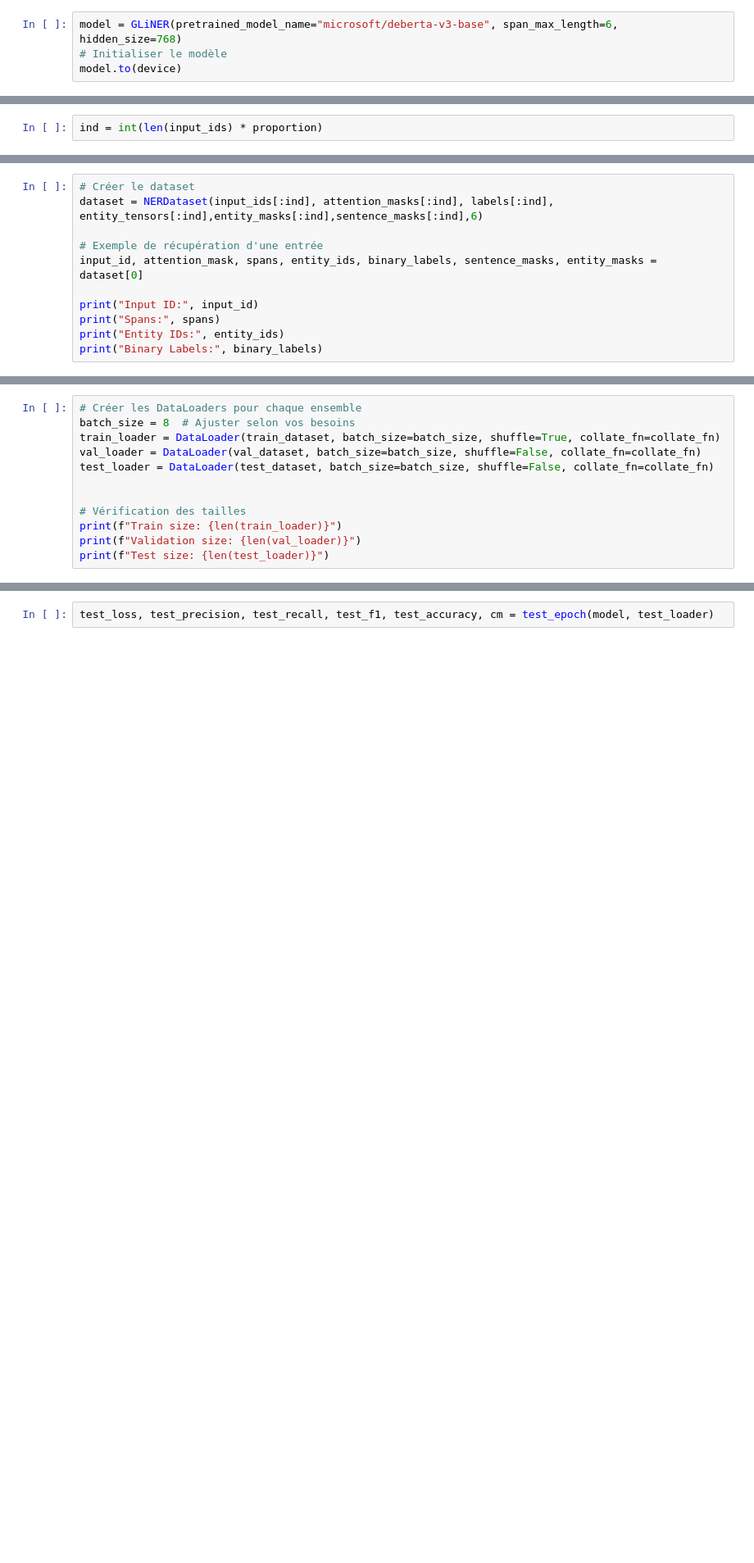
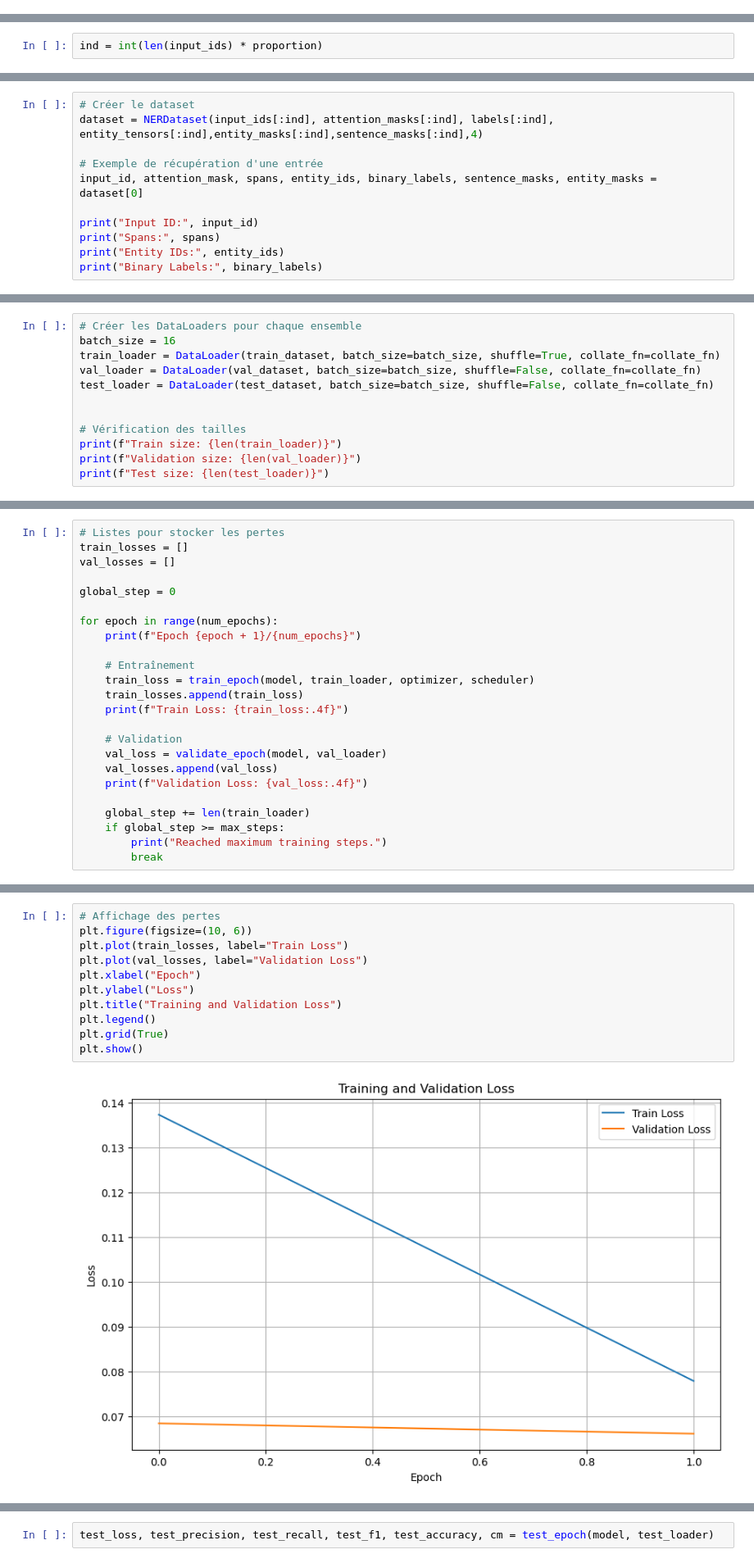
Before and after one commit to dorianGT/GLiNER-Generalist-Model-for-Named-Entity-Recognition-using-Bidirectional-Transformer, a Jupyter notebook: model_train.ipynb, the cells around one changed output, grey strips where cells are left out. Shown: that part at 82% size. Drawn from its saved outputs; the diff is of its cells as text; blank space fills up the shorter version.

```diff
--- a/model copy.ipynb
+++ b/model_train.ipynb
@@ -54,4 +208,0 @@ device = torch.device("cuda" if torch.cuda.is_available() else "cpu")
-# %%
-model = GLiNER(pretrained_model_name="microsoft/deberta-v3-base", span_max_length=6, hidden_size=768)
-# Initialiser le modèle
-model.to(device)
@@ -386,6 +530,6 @@ ind = int(len(input_ids) * proportion)
 # %%
 # Créer le dataset
-dataset = NERDataset(input_ids[:ind], attention_masks[:ind], labels[:ind], entity_tensors[:ind],entity_masks[:ind],sentence_masks[:ind],6)
+dataset = NERDataset(input_ids[:ind], attention_masks[:ind], labels[:ind], entity_tensors[:ind],entity_masks[:ind],sentence_masks[:ind],4)
 
 # Exemple de récupération d'une entrée
 input_id, attention_mask, spans, entity_ids, binary_labels, sentence_masks, entity_masks = dataset[0]
@@ -493,6 +596,6 @@ torch.save(test_dataset, 'test_dataset2.pth')
 # %%
 # Créer les DataLoaders pour chaque ensemble
-batch_size = 8  # Ajuster selon vos besoins
+batch_size = 16
 train_loader = DataLoader(train_dataset, batch_size=batch_size, shuffle=True, collate_fn=collate_fn)
 val_loader = DataLoader(val_dataset, batch_size=batch_size, shuffle=False, collate_fn=collate_fn)
 test_loader = DataLoader(test_dataset, batch_size=batch_size, shuffle=False, collate_fn=collate_fn)
@@ -802,0 +695,24 @@ Train Loss: 0.0407
+# %%
+# Listes pour stocker les pertes
+train_losses = []
+val_losses = []
+
+global_step = 0
+
+for epoch in range(num_epochs):
+    print(f"Epoch {epoch + 1}/{num_epochs}")
+
+    # Entraînement
+    train_loss = train_epoch(model, train_loader, optimizer, scheduler)
+    train_losses.append(train_loss)
+    print(f"Train Loss: {train_loss:.4f}")
+
+    # Validation
+    val_loss = validate_epoch(model, val_loader)
+    val_losses.append(val_loss)
+    print(f"Validation Loss: {val_loss:.4f}")
+
+    global_step += len(train_loader)
+    if global_step >= max_steps:
+        print("Reached maximum training steps.")
+        break
@@ -803 +721,14 @@ Train Loss: 0.0407
+# %%
+# Affichage des pertes
+plt.figure(figsize=(10, 6))
+plt.plot(train_losses, label="Train Loss")
+plt.plot(val_losses, label="Validation Loss")
+plt.xlabel("Epoch")
+plt.ylabel("Loss")
+plt.title("Training and Validation Loss")
+plt.legend()
+plt.grid(True)
+plt.show()
+# %% [output]
+[figure, added]
 # %% [markdown]
```
Also changed, not shown: parts of 54 cells of this notebook.
